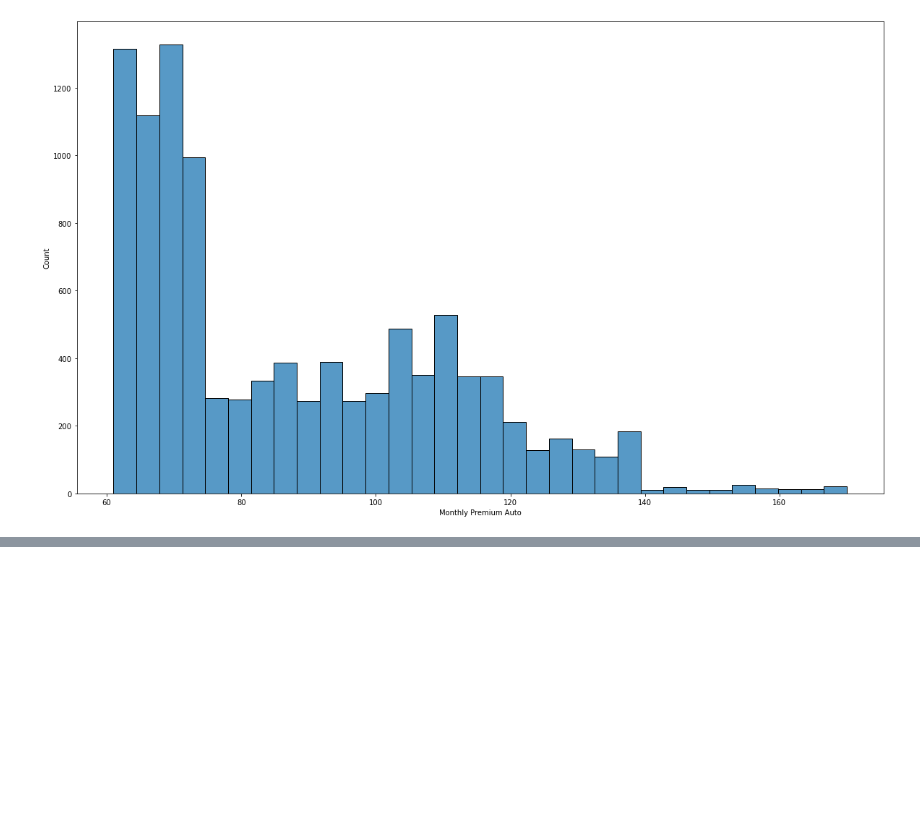
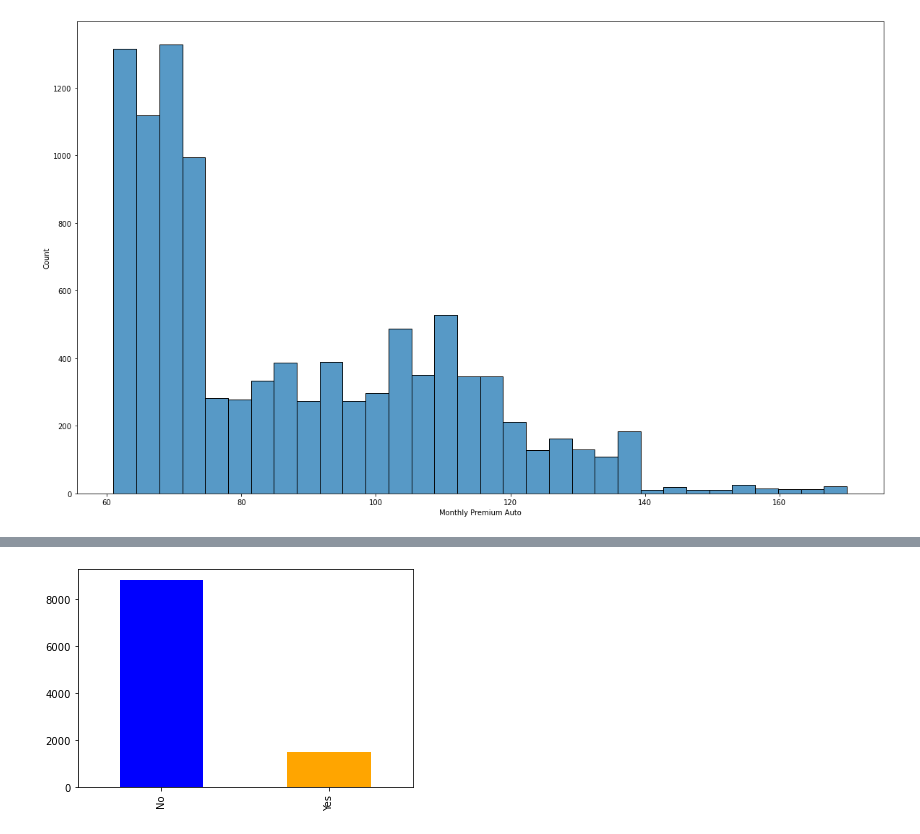
Before and after one commit to OdeliaAhdout/car_insurance_case_study_OA, a Jupyter notebook: ca_lab1_plotting.ipynb, the cells around one changed output, grey strips where cells are left out. Drawn from its saved outputs; the diff is of its cells as text; code cells hidden in the pictures; blank space fills up the shorter version.

```diff
--- a/ca_lab1_plotting.ipynb
+++ b/ca_lab1_plotting.ipynb
@@ -292,0 +386,5 @@ sns.histplot(cleaned_MPA)
+# %%
+#Show a plot of the total number of responses.
+Response_graph = types_columns_cat['Response'].value_counts().plot(kind='bar', color=['blue', 'orange'])
+# %% [output]
+[figure, added]
```
Also changed, not shown: parts of 22 cells of this notebook.
